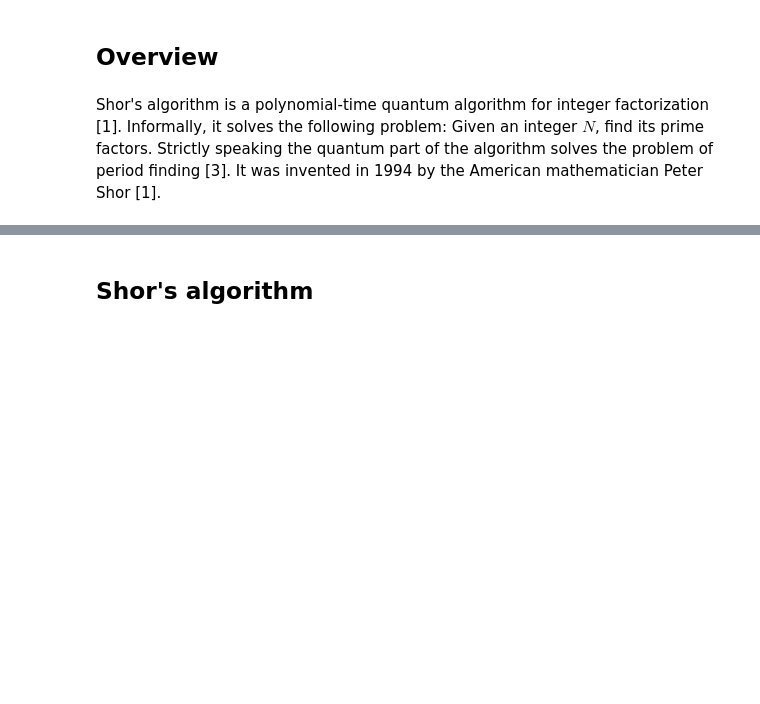
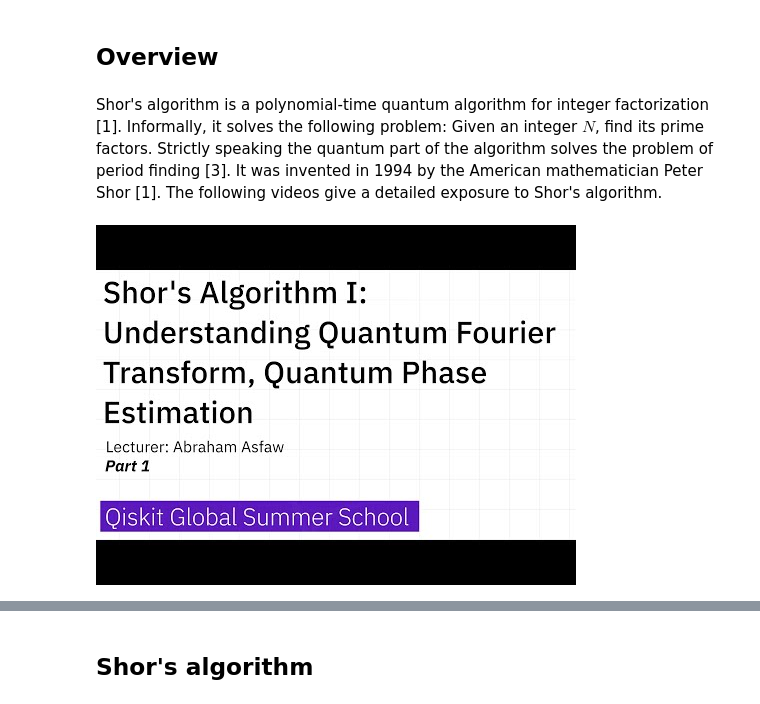
Before and after one commit to pockerman/quantum_computing_cs, a Jupyter notebook: notes/quantum_algorithms/shor_algorithm.ipynb, the cells around one changed output, grey strips where cells are left out. Drawn from its saved outputs; the diff is of its cells as text; code cells hidden in the pictures; blank space fills up the shorter version.

Commit message:
#37 Update shor algorithm notebook

```diff
--- a/notes/quantum_algorithms/shor_algorithm.ipynb
+++ b/notes/quantum_algorithms/shor_algorithm.ipynb
@@ -8,4 +8,10 @@
 # %% [markdown]
 ## <a name="overview"></a> Overview
 # %% [markdown]
-Shor's algorithm is a polynomial-time quantum algorithm for integer factorization [1]. Informally, it solves the following problem: Given an integer $N$, find its prime factors. Strictly speaking the quantum part of the algorithm solves the problem of period finding [3]. It was invented in 1994 by the American mathematician Peter Shor [1].
+Shor's algorithm is a polynomial-time quantum algorithm for integer factorization [1]. Informally, it solves the following problem: Given an integer $N$, find its prime factors. Strictly speaking the quantum part of the algorithm solves the problem of period finding [3]. It was invented in 1994 by the American mathematician Peter Shor [1]. The following videos give a detailed exposure to Shor's algorithm.
+# %%
+from IPython.display import YouTubeVideo
+
+YouTubeVideo('mAHC1dWKNYE', width=800, height=300)
+# %% [output]
+[figure, added]
```
Also changed, not shown: parts of 2 cells of this notebook.
